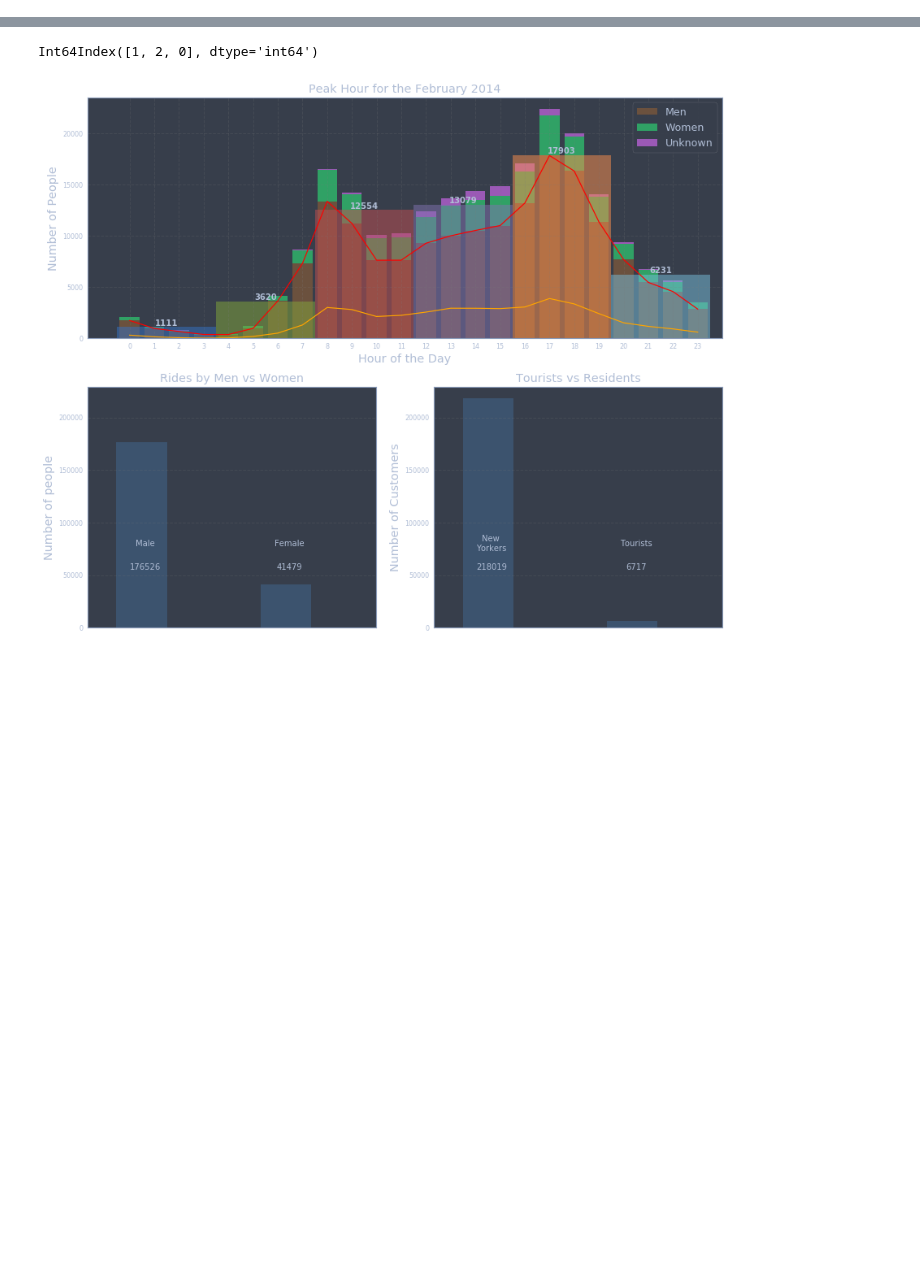
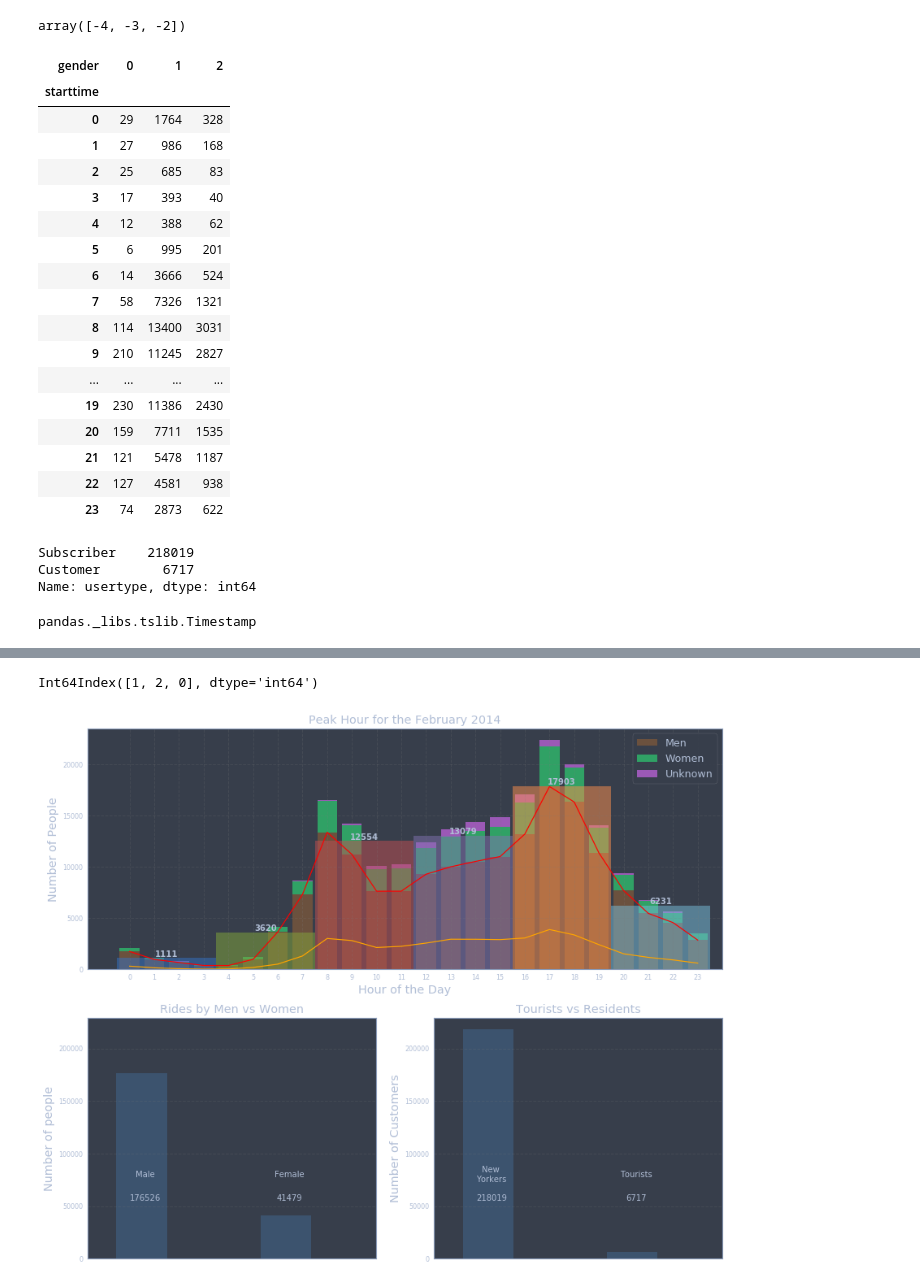
Before and after one commit to Mohitsharma44/ucsl17, a Jupyter notebook: Challenges/citibike-17.ipynb, the cells around one changed output, grey strips where cells are left out. Cells and saved outputs as stored; diff of their text form; code cells hidden in the pictures; blank space fills up the shorter version.

```diff
--- a/Challenges/citibike-17.ipynb
+++ b/Challenges/citibike-17.ipynb
@@ -4,3 +6,7 @@
+# %%
+np.array([1,2,3]) - 5
+# %% [output]
+array([-4, -3, -2])
 # %%
 # %load citibike17.py
 import pandas as pd
@@ -22,3 +28,34 @@ usertype_counts = df['usertype'].value_counts()
 
 # usage by gender for a month over 24 hours
 citibike_usage = df.groupby([df['starttime'].dt.hour])['gender'].value_counts().unstack()
+# %%
+citibike_usage
+# %% [output]
+| gender | 0 | 1 | 2 |
+| starttime |  |  |  |
+| 0 | 29 | 1764 | 328 |
+| 1 | 27 | 986 | 168 |
+| 2 | 25 | 685 | 83 |
+| 3 | 17 | 393 | 40 |
+| 4 | 12 | 388 | 62 |
+| 5 | 6 | 995 | 201 |
+| 6 | 14 | 3666 | 524 |
+| 7 | 58 | 7326 | 1321 |
+| 8 | 114 | 13400 | 3031 |
+| 9 | 210 | 11245 | 2827 |
+| ... | ... | ... | ... |
+| 19 | 230 | 11386 | 2430 |
+| 20 | 159 | 7711 | 1535 |
+| 21 | 121 | 5478 | 1187 |
+| 22 | 127 | 4581 | 938 |
+| 23 | 74 | 2873 | 622 |
+# %%
+usertype_counts
+# %% [output]
+Subscriber    218019
+Customer        6717
+Name: usertype, dtype: int64
+# %%
+type(df.head()['starttime'][0])
+# %% [output]
+pandas._libs.tslib.Timestamp
```
Also changed, not shown: parts of 4 cells of this notebook, 5 other files.
